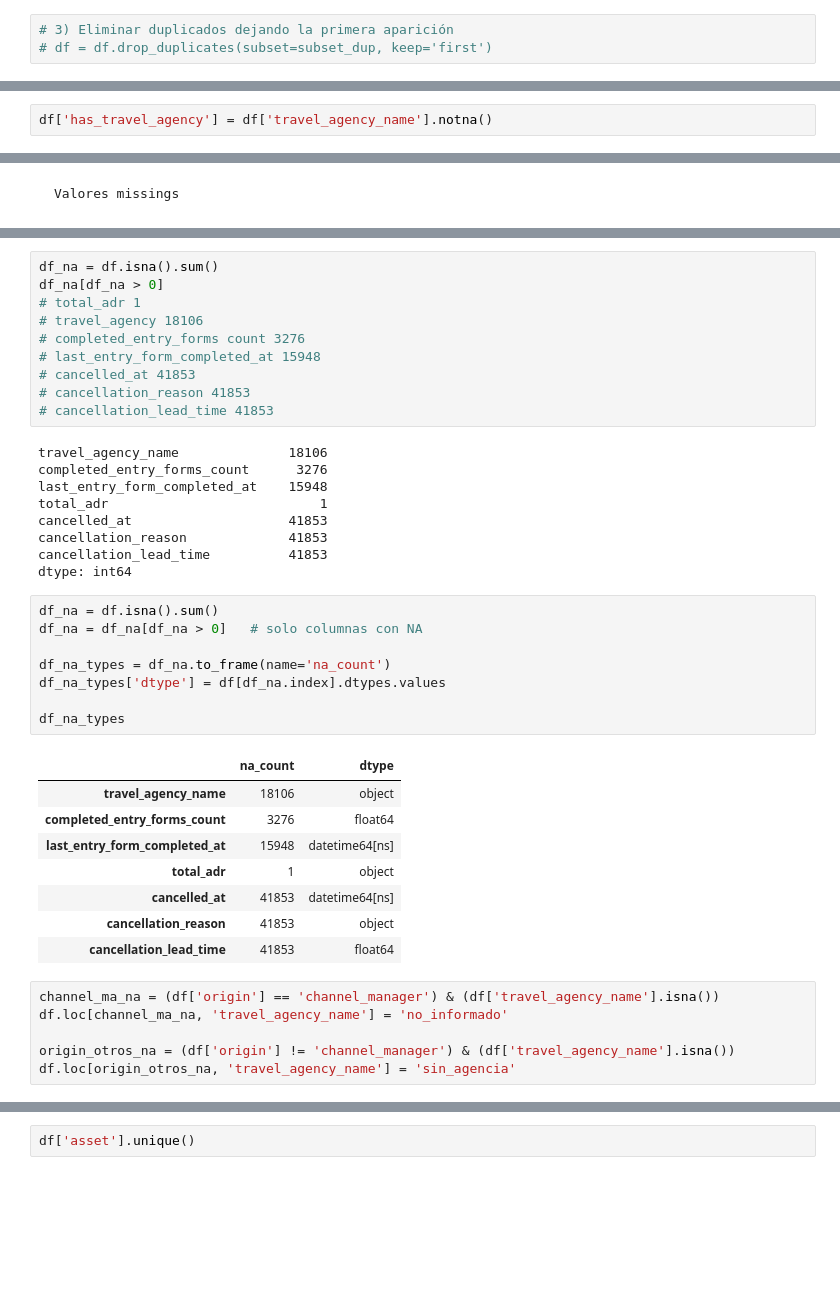
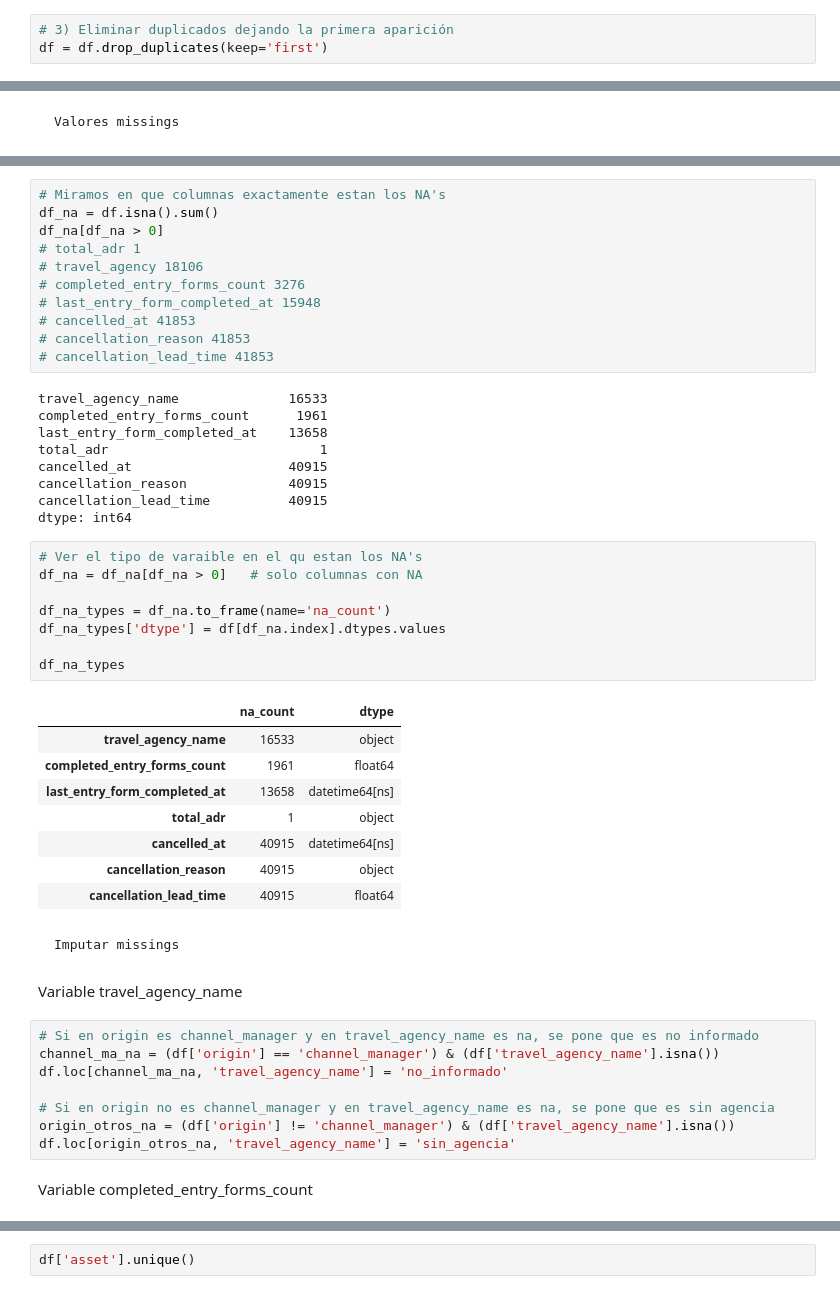
Before and after one commit to javierllorenteMon/RETO_06_VerdeOSCURO, a Jupyter notebook: 01-Limpieza.ipynb, the cells around one changed output, grey strips where cells are left out. Drawn from its saved outputs; the diff is of its cells as text; blank space fills up the shorter version.

```diff
--- a/01-Limpieza.ipynb
+++ b/01-Limpieza.ipynb
@@ -135,4 +135,4 @@ df.duplicated().sum()
 np.int64(2306)
 # %%
 # 3) Eliminar duplicados dejando la primera aparición
-# df = df.drop_duplicates(subset=subset_dup, keep='first')
+df = df.drop_duplicates(keep='first')
@@ -305,2 +219,0 @@ pd.crosstab(df['origin'], df['travel_agency_name'])
-# %%
-df['has_travel_agency'] = df['travel_agency_name'].notna()
@@ -319,42 +250,51 @@ pd.crosstab(df['origin'], df['has_travel_agency'])
 # %%
+# Miramos en que columnas exactamente estan los NA's
 df_na = df.isna().sum()
 df_na[df_na > 0]
 # total_adr 1
 # travel_agency 18106
-# completed_entry_forms count 3276
+# completed_entry_forms_count 3276
 # last_entry_form_completed_at 15948
 # cancelled_at 41853
 # cancellation_reason 41853
 # cancellation_lead_time 41853
 # %% [output]
-travel_agency_name              18106
-completed_entry_forms_count      3276
-last_entry_form_completed_at    15948
+travel_agency_name              16533
+completed_entry_forms_count      1961
+last_entry_form_completed_at    13658
 total_adr                           1
-cancelled_at                    41853
-cancellation_reason             41853
-cancellation_lead_time          41853
+cancelled_at                    40915
+cancellation_reason             40915
+cancellation_lead_time          40915
 dtype: int64
 # %%
-df_na = df.isna().sum()
+# Ver el tipo de varaible en el qu estan los NA's
 df_na = df_na[df_na > 0]   # solo columnas con NA
 
 df_na_types = df_na.to_frame(name='na_count')
 df_na_types['dtype'] = df[df_na.index].dtypes.values
 
 df_na_types
 # %% [output]
 |  | na_count | dtype |
-| travel_agency_name | 18106 | object |
-| completed_entry_forms_count | 3276 | float64 |
-| last_entry_form_completed_at | 15948 | datetime64[ns] |
+| travel_agency_name | 16533 | object |
+| completed_entry_forms_count | 1961 | float64 |
+| last_entry_form_completed_at | 13658 | datetime64[ns] |
 | total_adr | 1 | object |
-| cancelled_at | 41853 | datetime64[ns] |
-| cancellation_reason | 41853 | object |
-| cancellation_lead_time | 41853 | float64 |
+| cancelled_at | 40915 | datetime64[ns] |
+| cancellation_reason | 40915 | object |
+| cancellation_lead_time | 40915 | float64 |
+# %% [markdown]
+    Imputar missings
+# %% [markdown]
+Variable travel_agency_name
 # %%
+# Si en origin es channel_manager y en travel_agency_name es na, se pone que es no informado
 channel_ma_na = (df['origin'] == 'channel_manager') & (df['travel_agency_name'].isna())
 df.loc[channel_ma_na, 'travel_agency_name'] = 'no_informado'
 
+# Si en origin no es channel_manager y en travel_agency_name es na, se pone que es sin agencia
 origin_otros_na = (df['origin'] != 'channel_manager') & (df['travel_agency_name'].isna())
 df.loc[origin_otros_na, 'travel_agency_name'] = 'sin_agencia'
+# %% [markdown]
+Variable completed_entry_forms_count
```
Also changed, not shown: parts of 32 cells of this notebook.
